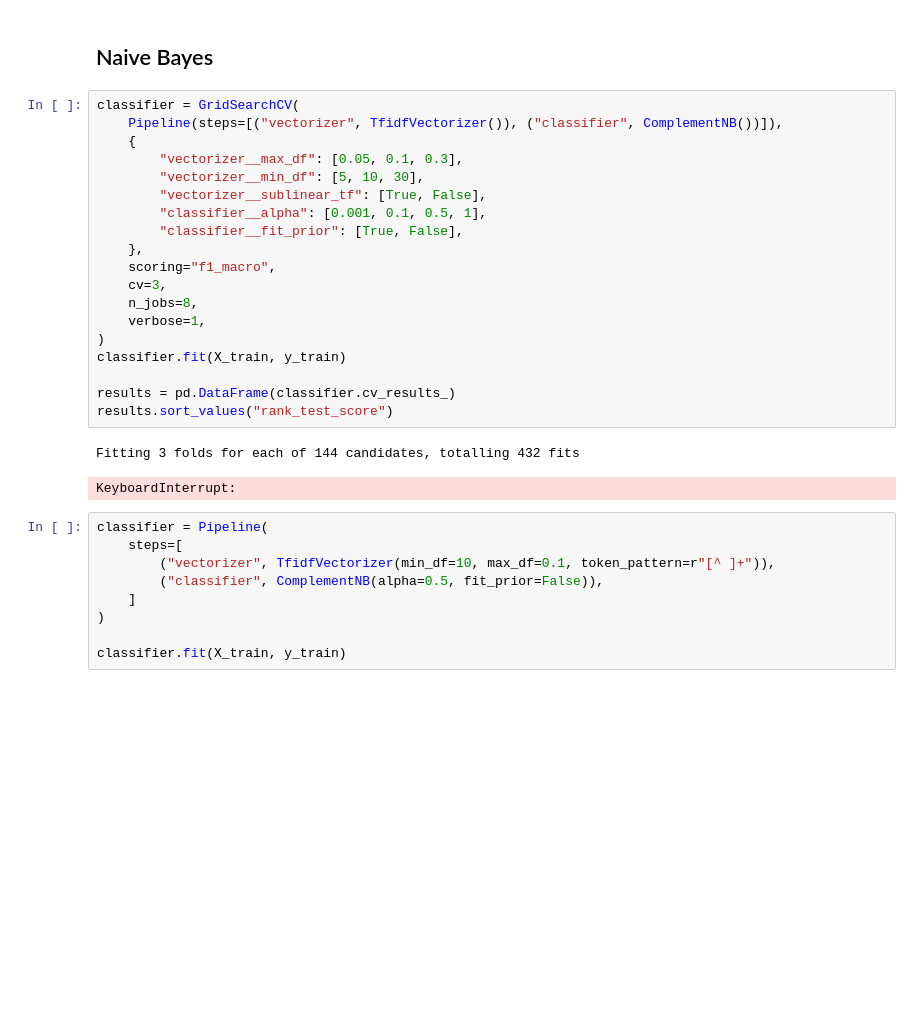
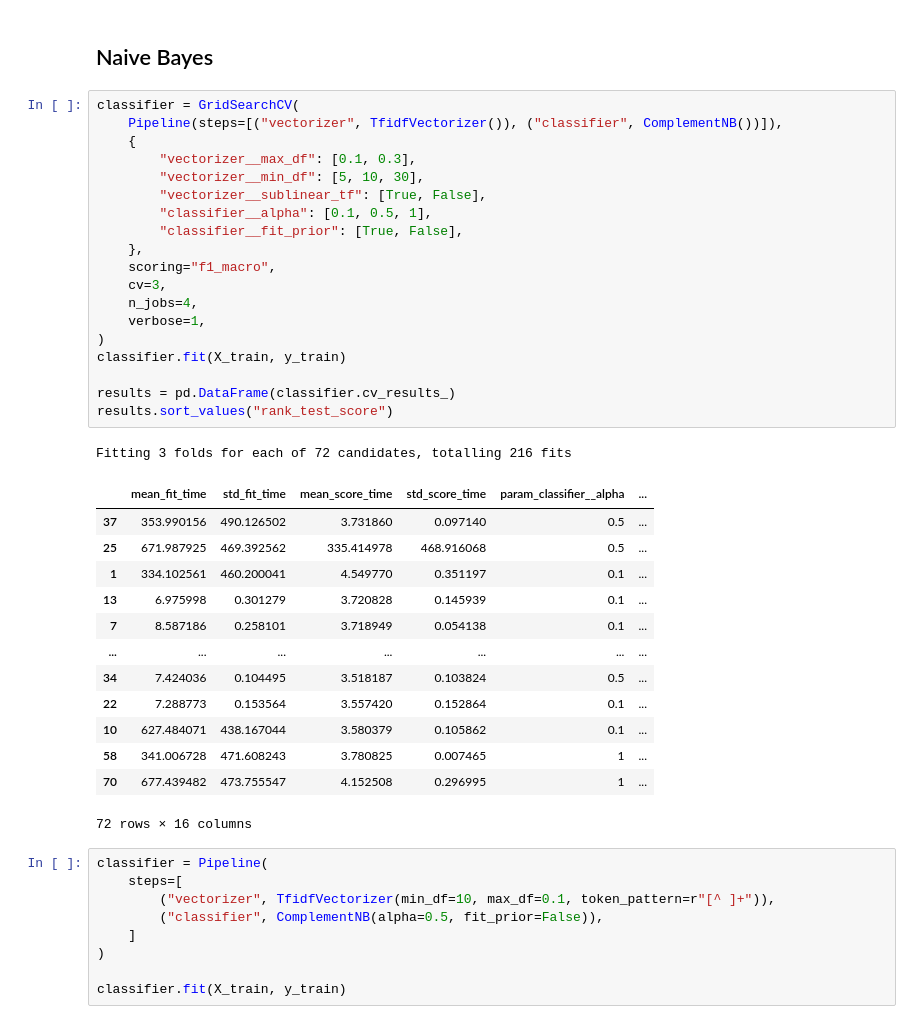
Before and after one commit to schmelczer/great-ai, a Jupyter notebook: example/train.ipynb, the cells around one changed output. Cells and saved outputs as stored; diff of their text form; blank space fills up the shorter version.

```diff
--- a/example/train.ipynb
+++ b/example/train.ipynb
@@ -102,25 +120,37 @@ Found 77176 documents
 # %%
 classifier = GridSearchCV(
     Pipeline(steps=[("vectorizer", TfidfVectorizer()), ("classifier", ComplementNB())]),
     {
-        "vectorizer__max_df": [0.05, 0.1, 0.3],
+        "vectorizer__max_df": [0.1, 0.3],
         "vectorizer__min_df": [5, 10, 30],
         "vectorizer__sublinear_tf": [True, False],
-        "classifier__alpha": [0.001, 0.1, 0.5, 1],
+        "classifier__alpha": [0.1, 0.5, 1],
         "classifier__fit_prior": [True, False],
     },
     scoring="f1_macro",
     cv=3,
-    n_jobs=8,
+    n_jobs=4,
     verbose=1,
 )
 classifier.fit(X_train, y_train)
 
 results = pd.DataFrame(classifier.cv_results_)
 results.sort_values("rank_test_score")
 # %% [output]
-Fitting 3 folds for each of 144 candidates, totalling 432 fits
+Fitting 3 folds for each of 72 candidates, totalling 216 fits
+|  | mean_fit_time | std_fit_time | mean_score_time | std_score_time | param_classifier__alpha | ... |
+| 37 | 353.990156 | 490.126502 | 3.731860 | 0.097140 | 0.5 | ... |
+| 25 | 671.987925 | 469.392562 | 335.414978 | 468.916068 | 0.5 | ... |
+| 1 | 334.102561 | 460.200041 | 4.549770 | 0.351197 | 0.1 | ... |
+| 13 | 6.975998 | 0.301279 | 3.720828 | 0.145939 | 0.1 | ... |
+| 7 | 8.587186 | 0.258101 | 3.718949 | 0.054138 | 0.1 | ... |
+| ... | ... | ... | ... | ... | ... | ... |
+| 34 | 7.424036 | 0.104495 | 3.518187 | 0.103824 | 0.5 | ... |
+| 22 | 7.288773 | 0.153564 | 3.557420 | 0.152864 | 0.1 | ... |
+| 10 | 627.484071 | 438.167044 | 3.580379 | 0.105862 | 0.1 | ... |
+| 58 | 341.006728 | 471.608243 | 3.780825 | 0.007465 | 1 | ... |
+| 70 | 677.439482 | 473.755547 | 4.152508 | 0.296995 | 1 | ... |
-KeyboardInterrupt:
+72 rows × 16 columns
 # %%
 classifier = Pipeline(
     steps=[
```
Also changed, not shown: parts of 6 cells of this notebook.
